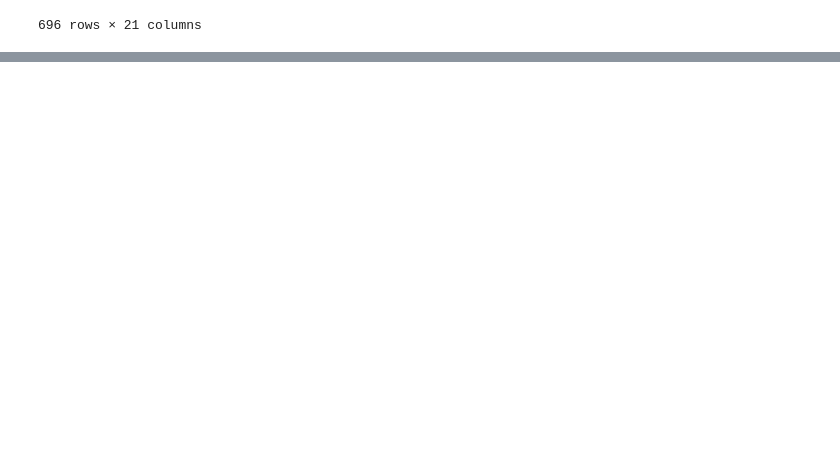
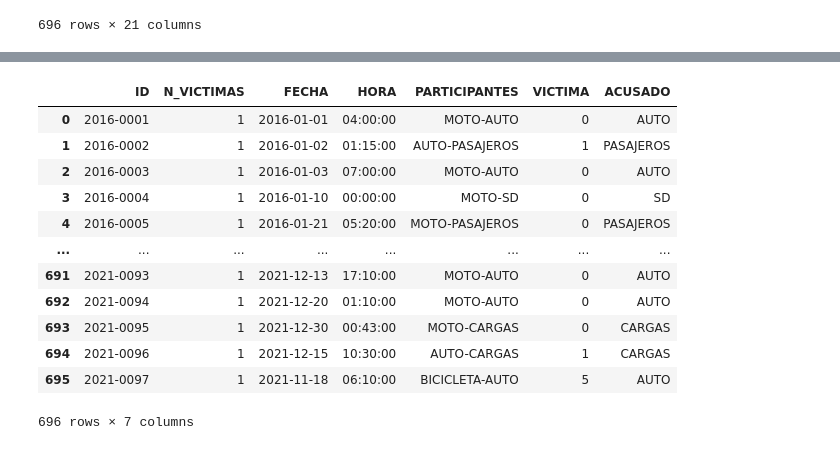
Before and after one commit to Mariagustin-Prg/Siniestros-PIDA, a Jupyter notebook: intro.ipynb, the cells around one changed output, grey strips where cells are left out. Drawn from its saved outputs; the diff is of its cells as text; code cells hidden in the pictures; blank space fills up the shorter version.

```diff
--- a/intro.ipynb
+++ b/intro.ipynb
@@ -23,0 +96,14 @@ data_hechos
+# %%
+for n, txt in df_calles[['ID_calle','Calificacion']].values:
+    localizacion['TIPO_DE_CALLE'] = localizacion['TIPO_DE_CALLE'].str.replace(f"{txt}", f"{n}")
+# %%
+victim_class = {}
+for e in incidentes['VICTIMA'].unique():
+    victim_class[f"{e}"] = input(f"Descripción de: {e}")
+# %%
+victim_df = pd.DataFrame(victim_class, index= ['Descripcion'])
+# %%
+victim_df = victim_df.T.reset_index()
+victim_df = victim_df.reset_index()
+victim_df.rename(columns= {"index": "Calificacion", "level_0": "Type_Victim"}, inplace= True)
+victim_df
@@ -23,0 +122,19 @@ data_hechos
+# %%
+for ix, txt in victim_df[['Type_Victim', 'Calificacion']].values:
+    incidentes['VICTIMA'] = incidentes['VICTIMA'].str.replace(f"{txt}", f"{ix}")
+
+incidentes
+# %% [output]
+|  | ID | N_VICTIMAS | FECHA | HORA | PARTICIPANTES | VICTIMA | ACUSADO |
+| 0 | 2016-0001 | 1 | 2016-01-01 | 04:00:00 | MOTO-AUTO | 0 | AUTO |
+| 1 | 2016-0002 | 1 | 2016-01-02 | 01:15:00 | AUTO-PASAJEROS | 1 | PASAJEROS |
+| 2 | 2016-0003 | 1 | 2016-01-03 | 07:00:00 | MOTO-AUTO | 0 | AUTO |
+| 3 | 2016-0004 | 1 | 2016-01-10 | 00:00:00 | MOTO-SD | 0 | SD |
+| 4 | 2016-0005 | 1 | 2016-01-21 | 05:20:00 | MOTO-PASAJEROS | 0 | PASAJEROS |
+| ... | ... | ... | ... | ... | ... | ... | ... |
+| 691 | 2021-0093 | 1 | 2021-12-13 | 17:10:00 | MOTO-AUTO | 0 | AUTO |
+| 692 | 2021-0094 | 1 | 2021-12-20 | 01:10:00 | MOTO-AUTO | 0 | AUTO |
+| 693 | 2021-0095 | 1 | 2021-12-30 | 00:43:00 | MOTO-CARGAS | 0 | CARGAS |
+| 694 | 2021-0096 | 1 | 2021-12-15 | 10:30:00 | AUTO-CARGAS | 1 | CARGAS |
+| 695 | 2021-0097 | 1 | 2021-11-18 | 06:10:00 | BICICLETA-AUTO | 5 | AUTO |
+696 rows × 7 columns
```
Also changed, not shown: parts of 17 cells of this notebook, 2 other files.
